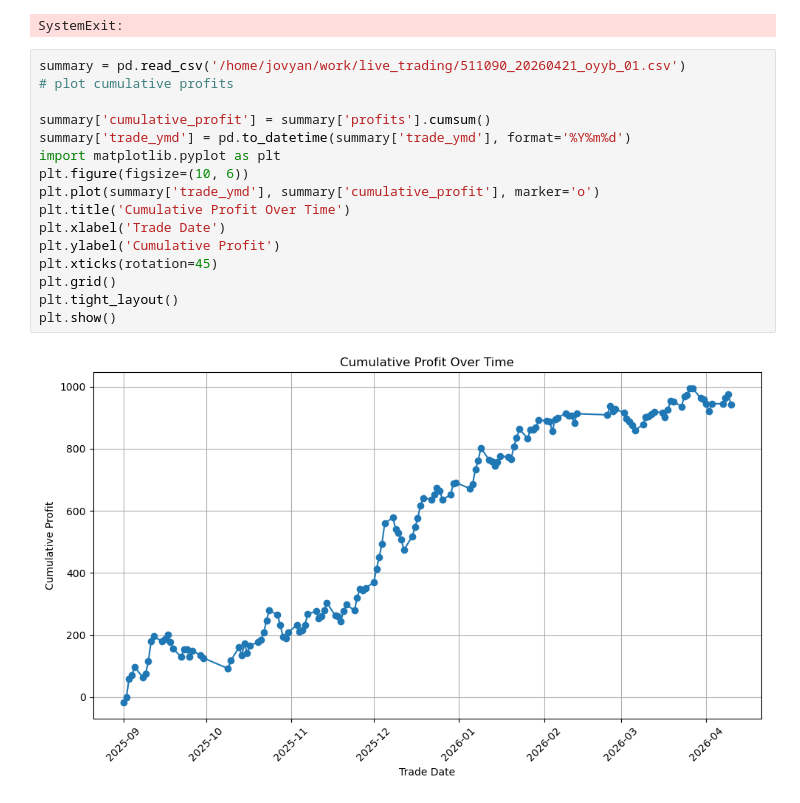
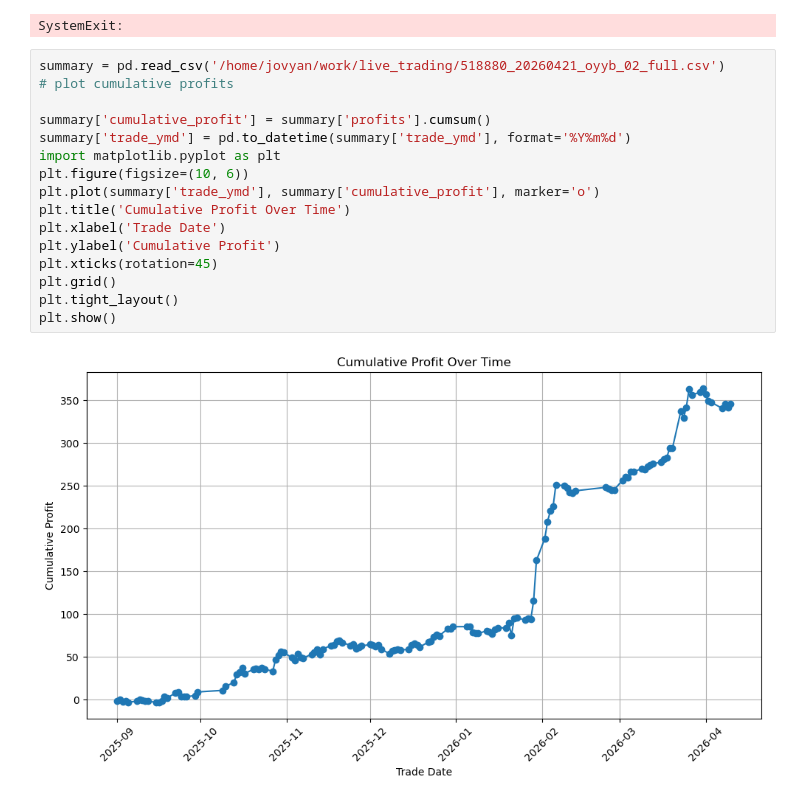
Before and after one commit to artinsophia/Quant-Intern-2026, a Jupyter notebook: delta/demo.ipynb, the cells around one changed output. Cells and saved outputs as stored; diff of their text form.

```diff
--- a/delta/demo.ipynb
+++ b/delta/demo.ipynb
@@ -336,20 +375,20 @@ instrument_id 511090
 20260227
 SystemExit:
 # %%
-summary = pd.read_csv('/home/jovyan/work/live_trading/511090_20260421_oyyb_01.csv')
+summary = pd.read_csv('/home/jovyan/work/live_trading/518880_20260421_oyyb_02_full.csv')
 # plot cumulative profits
 
 summary['cumulative_profit'] = summary['profits'].cumsum()
 summary['trade_ymd'] = pd.to_datetime(summary['trade_ymd'], format='%Y%m%d')
 import matplotlib.pyplot as plt
 plt.figure(figsize=(10, 6))
 plt.plot(summary['trade_ymd'], summary['cumulative_profit'], marker='o')
 plt.title('Cumulative Profit Over Time')
 plt.xlabel('Trade Date')
 plt.ylabel('Cumulative Profit')
 plt.xticks(rotation=45)
 plt.grid()
 plt.tight_layout()
 plt.show()
 # %% [output]
-[figure, old version]
+[figure, new version]
```
Also changed, not shown: parts of 9 cells of this notebook, 1 other file.
